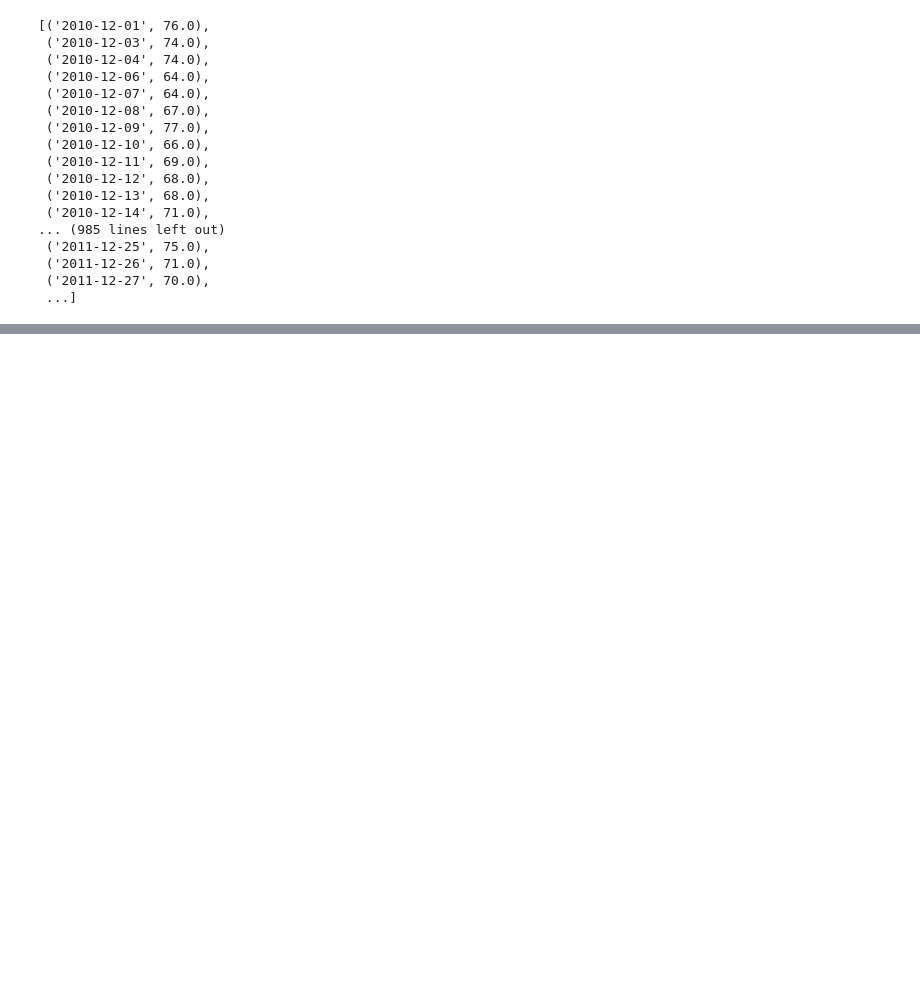
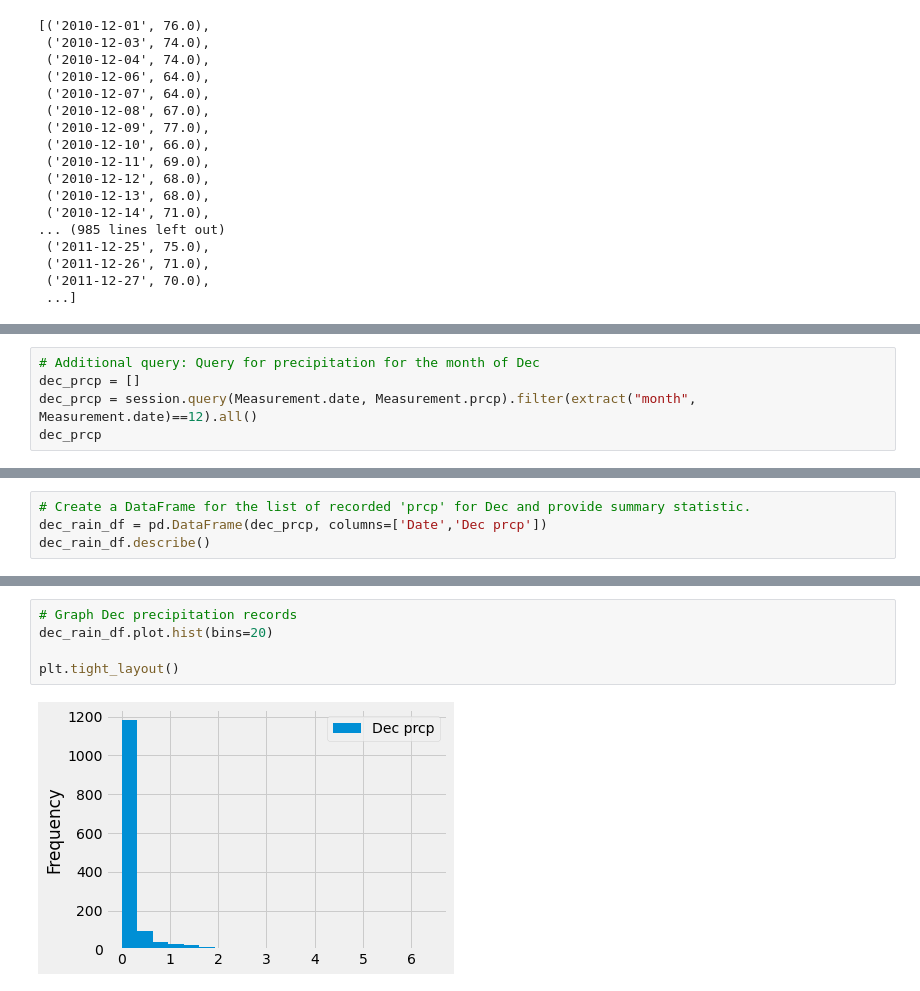
Before and after one commit to Tracari/surfs_up, a Jupyter notebook: SurfsUp_Challenge.ipynb, the cells around one changed output, grey strips where cells are left out. Drawn from its saved outputs; the diff is of its cells as text; blank space fills up the shorter version.

```diff
--- a/SurfsUp_Challenge.ipynb
+++ b/SurfsUp_Challenge.ipynb
@@ -152,0 +193,5 @@ dec_df.describe()
+# %%
+# Additional query: Query for precipitation for the month of Dec
+dec_prcp = []
+dec_prcp = session.query(Measurement.date, Measurement.prcp).filter(extract("month", Measurement.date)==12).all()
+dec_prcp
@@ -152,0 +216,4 @@ dec_df.describe()
+# %%
+# Create a DataFrame for the list of recorded 'prcp' for Dec and provide summary statistic.
+dec_rain_df = pd.DataFrame(dec_prcp, columns=['Date','Dec prcp'])
+dec_rain_df.describe()
@@ -152,0 +237,7 @@ dec_df.describe()
+# %%
+# Graph Dec precipitation records
+dec_rain_df.plot.hist(bins=20)
+
+plt.tight_layout()
+# %% [output]
+[figure, added]
```
Also changed, not shown: parts of 15 cells of this notebook.
